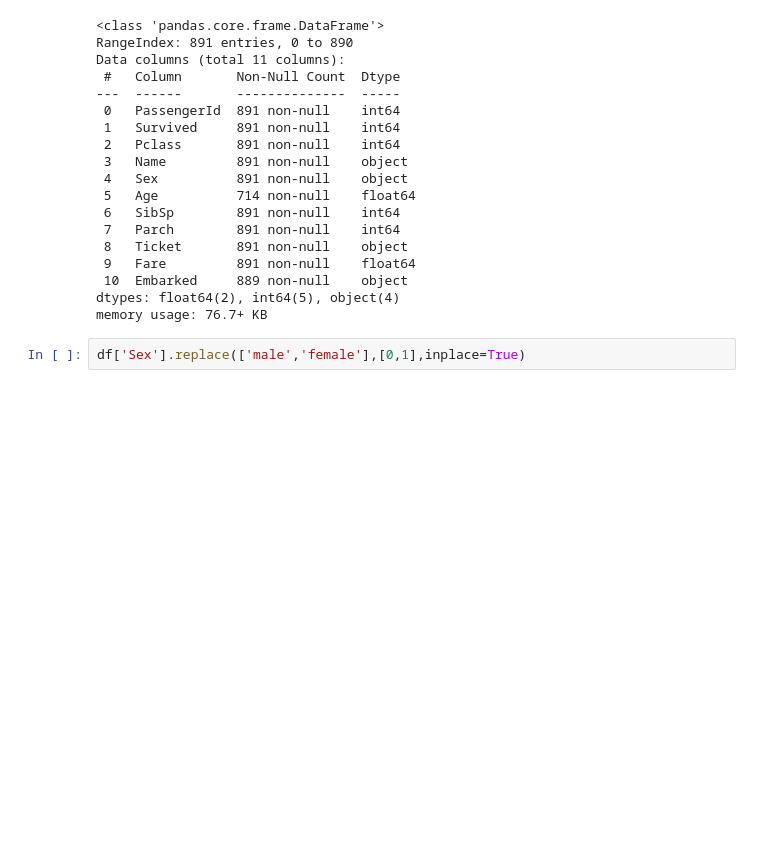
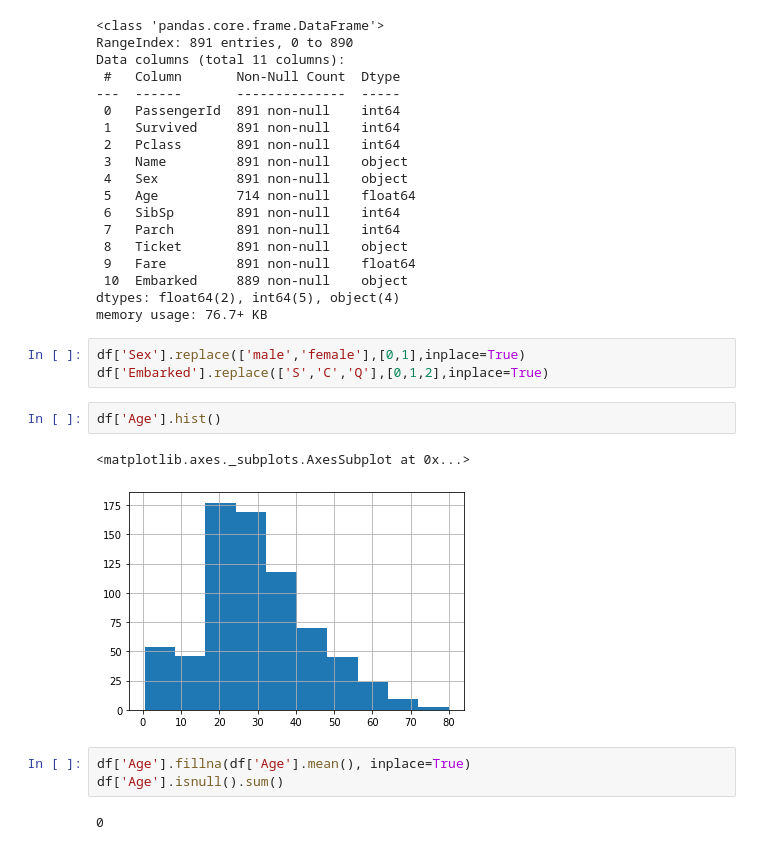
Before and after one commit to angrymushroom/Titanic_exercise, a Jupyter notebook: titanic/titanic.ipynb, the cells around one changed output. Drawn from its saved outputs; the diff is of its cells as text; blank space fills up the shorter version.

```diff
--- a/titanic/titanic.ipynb
+++ b/titanic/titanic.ipynb
@@ -111,3 +113,14 @@ dtypes: float64(2), int64(5), object(4)
 memory usage: 76.7+ KB
 # %%
 df['Sex'].replace(['male','female'],[0,1],inplace=True)
+df['Embarked'].replace(['S','C','Q'],[0,1,2],inplace=True)
+# %%
+df['Age'].hist()
+# %% [output]
+<matplotlib.axes._subplots.AxesSubplot at 0x...>
+[figure, added]
+# %%
+df['Age'].fillna(df['Age'].mean(), inplace=True)
+df['Age'].isnull().sum()
+# %% [output]
+0
```
Also changed, not shown: parts of 14 cells of this notebook.
